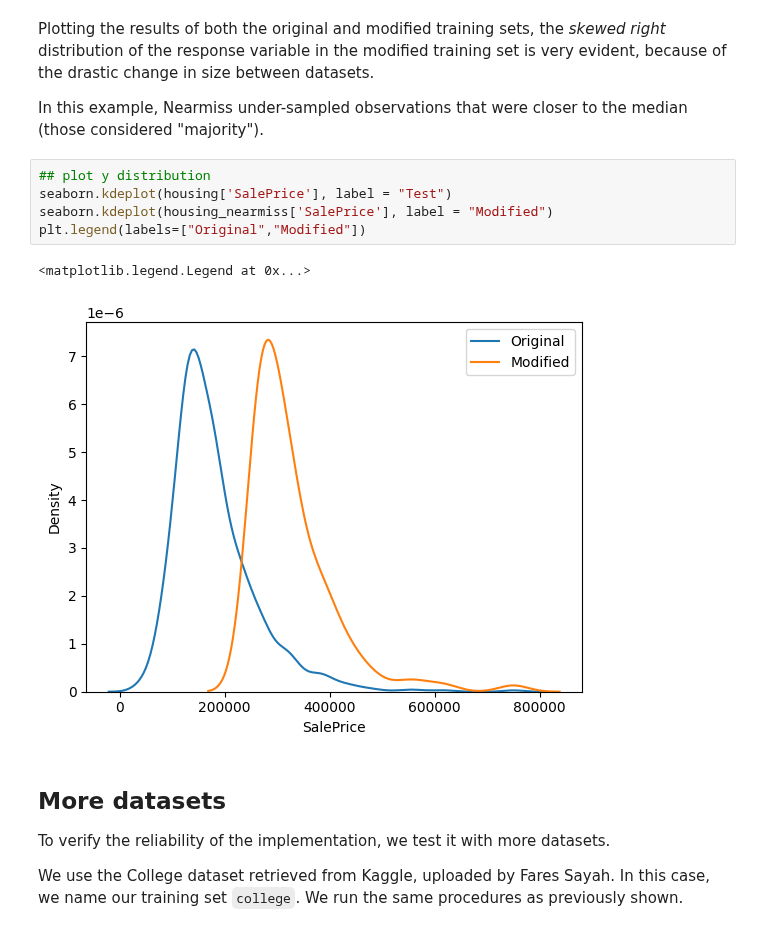
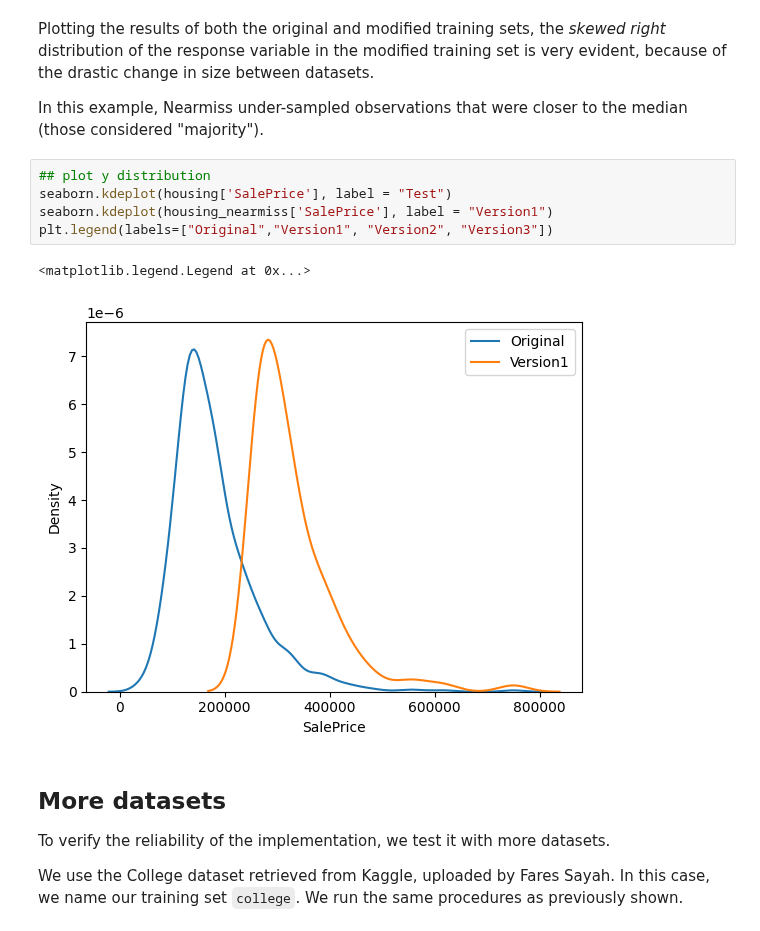
Before and after one commit to paobranco/ImbalancedLearningRegression, a Jupyter notebook: examples/nearmiss_example.ipynb, the cells around one changed output. Cells and saved outputs as stored; diff of their text form.

Commit message:
finished nearmiss example

```diff
--- a/examples/nearmiss_example.ipynb
+++ b/examples/nearmiss_example.ipynb
@@ -106,11 +106,11 @@ In this example, Nearmiss under-sampled observations that were closer to the med
 # %%
 ## plot y distribution
 seaborn.kdeplot(housing['SalePrice'], label = "Test")
-seaborn.kdeplot(housing_nearmiss['SalePrice'], label = "Modified")
-plt.legend(labels=["Original","Modified"])
+seaborn.kdeplot(housing_nearmiss['SalePrice'], label = "Version1")
+plt.legend(labels=["Original","Version1", "Version2", "Version3"])
 # %% [output]
 <matplotlib.legend.Legend at 0x...>
-[figure, old version]
+[figure, new version]
 # %% [markdown]
 ## More datasets
 To verify the reliability of the implementation, we test it with more datasets.
```
Also changed, not shown: parts of 9 cells of this notebook.
